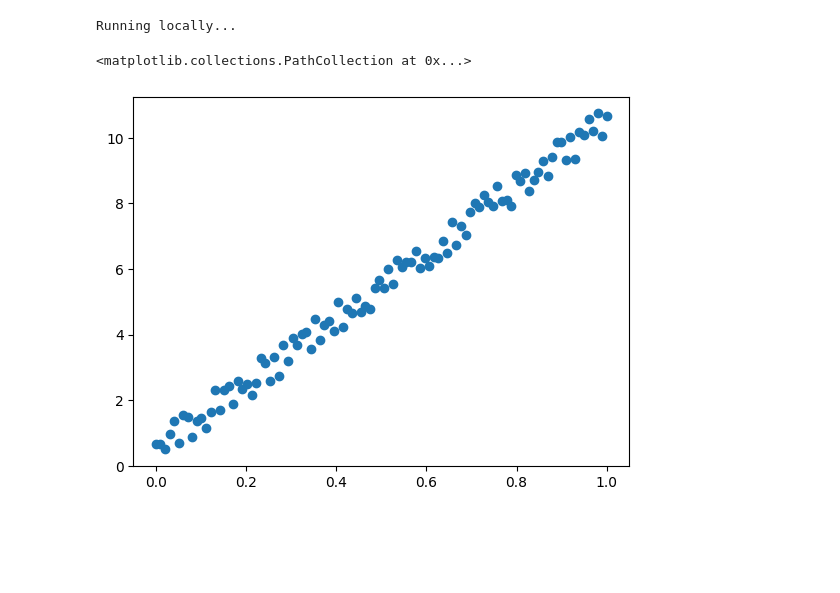
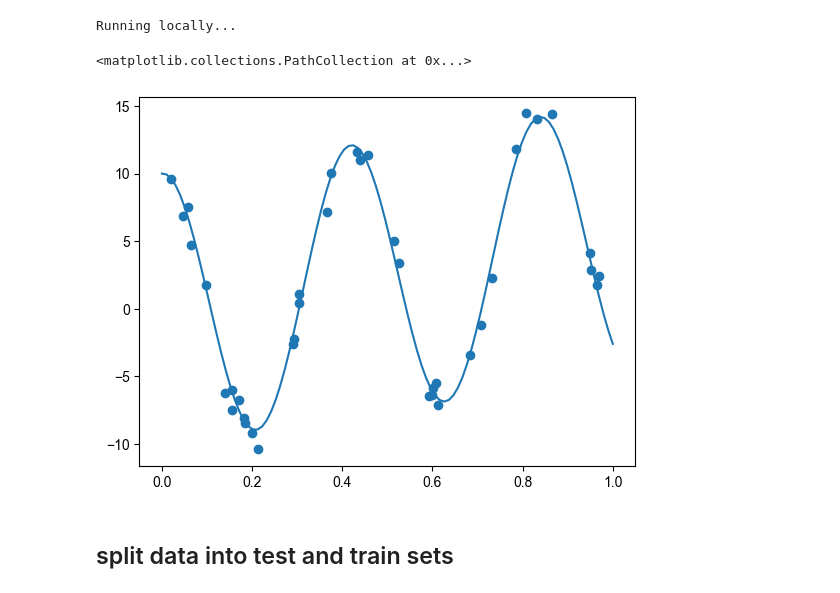
Before and after one commit to garyuppal/blog-code, a Jupyter notebook: double_descent_overview/example.ipynb, the cells around one changed output. Cells and saved outputs as stored; diff of their text form; code cells hidden in the pictures; blank space fills up the shorter version.

```diff
--- a/double_descent_overview/example.ipynb
+++ b/double_descent_overview/example.ipynb
@@ -20 +24,6 @@ import numpy as np
 import matplotlib.pyplot as plt
+# %%
+# change font to arial
+mpl.rcParams['font.sans-serif'] = "Arial"
+mpl.rcParams['font.family'] = "sans-serif"
+plt.rcParams['svg.fonttype'] = 'none'
@@ -21,9 +37,22 @@ import matplotlib.pyplot as plt
+# %%
+# Function to generate data
+def data_func(x):
+    return 5*x + 10*np.cos(15.0*x)
 # %%
-x = np.linspace(0,1,100)
-y = 10*x + np.random.rand(len(x),)
+n_data = 40
 
-fig, ax = plt.subplots()
-ax.scatter(x,y)
+x = np.sort(np.random.rand(n_data)) #np.linspace(0,1,n_data)
+eps = np.random.normal(loc=0,scale=1,size=x.shape)
+y = data_func(x)
+data = y + eps
-# %% [output]
-<matplotlib.collections.PathCollection at 0x...>
-[figure, removed]
+# %%
+fig, ax = plt.subplots()
+xplot = np.linspace(0, 1, 100)
+yplot = data_func(xplot)
+ax.plot(xplot,yplot)
+ax.scatter(x,data)
+# %% [output]
+<matplotlib.collections.PathCollection at 0x...>
+[figure, added]
+# %% [markdown]
+## split data into test and train sets
```
Also changed, not shown: parts of 80 cells of this notebook, 2 other files.
